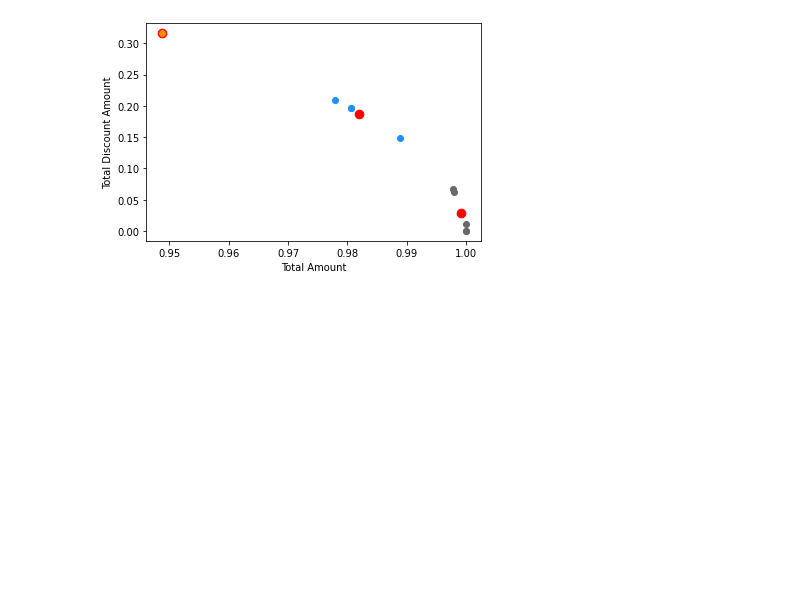
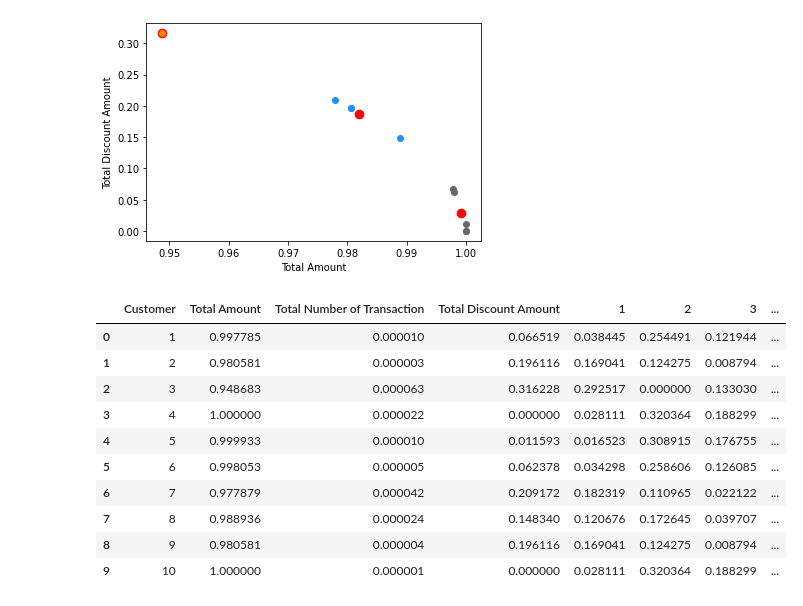
Before and after one commit to emily-indrakusuma/PreprocessingAndKMeans, a Jupyter notebook: Preprocessing_and_KMeans.ipynb, the cells around one changed output. Drawn from its saved outputs; the diff is of its cells as text; code cells hidden in the pictures; blank space fills up the shorter version.

```diff
--- a/Preprocessing_and_KMeans.ipynb
+++ b/Preprocessing_and_KMeans.ipynb
@@ -162,3 +162,17 @@ for y in range(0,2):
 # %% [output]
 [figure]
 [figure]
+# %%
+df.head(10)
+# %% [output]
+|  | Customer | Total Amount | Total Number of Transaction | Total Discount Amount | 1 | 2 | 3 | ... |
+| 0 | 1 | 0.997785 | 0.000010 | 0.066519 | 0.038445 | 0.254491 | 0.121944 | ... |
+| 1 | 2 | 0.980581 | 0.000003 | 0.196116 | 0.169041 | 0.124275 | 0.008794 | ... |
+| 2 | 3 | 0.948683 | 0.000063 | 0.316228 | 0.292517 | 0.000000 | 0.133030 | ... |
+| 3 | 4 | 1.000000 | 0.000022 | 0.000000 | 0.028111 | 0.320364 | 0.188299 | ... |
+| 4 | 5 | 0.999933 | 0.000010 | 0.011593 | 0.016523 | 0.308915 | 0.176755 | ... |
+| 5 | 6 | 0.998053 | 0.000005 | 0.062378 | 0.034298 | 0.258606 | 0.126085 | ... |
+| 6 | 7 | 0.977879 | 0.000042 | 0.209172 | 0.182319 | 0.110965 | 0.022122 | ... |
+| 7 | 8 | 0.988936 | 0.000024 | 0.148340 | 0.120676 | 0.172645 | 0.039707 | ... |
+| 8 | 9 | 0.980581 | 0.000004 | 0.196116 | 0.169041 | 0.124275 | 0.008794 | ... |
+| 9 | 10 | 1.000000 | 0.000001 | 0.000000 | 0.028111 | 0.320364 | 0.188299 | ... |
```
